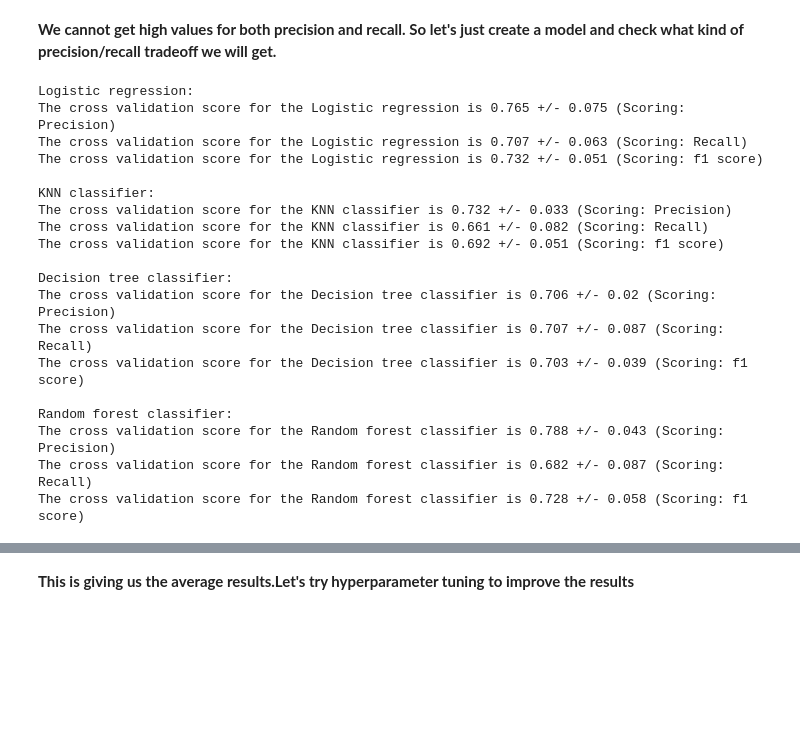
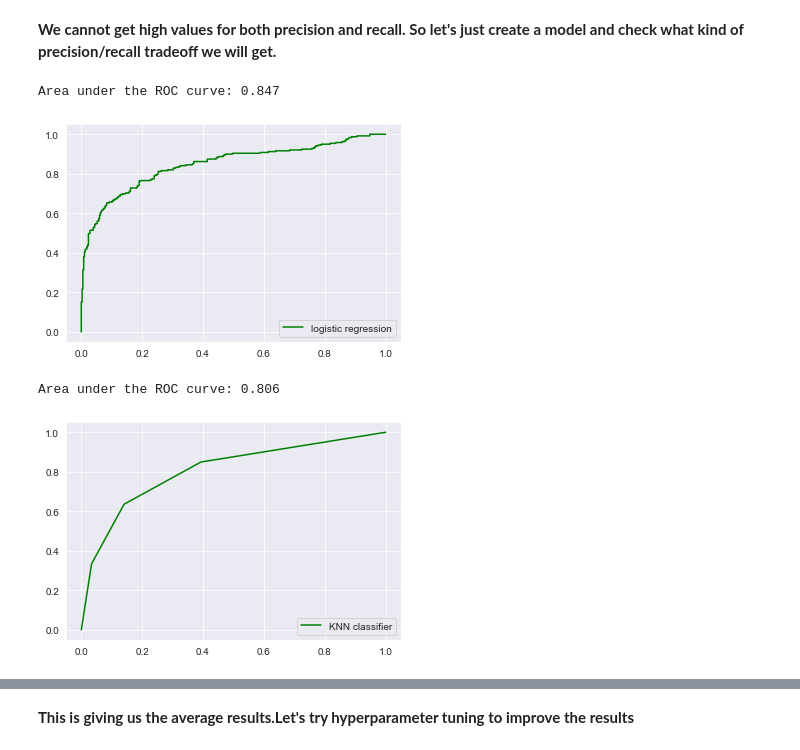
Before and after one commit to shivamshinde123/titanic-survival-prediction-model, a Jupyter notebook: titanic_dataset_model1.ipynb, the cells around one changed output, grey strips where cells are left out. Cells and saved outputs as stored; diff of their text form; code cells hidden in the pictures; blank space fills up the shorter version.

Commit message:
added ROC curve

```diff
--- a/titanic_dataset_model1.ipynb
+++ b/titanic_dataset_model1.ipynb
@@ -494,24 +494,37 @@ for i in range(len(algos)):
     print(f"{algos[i]}:")
     print(f"The cross validation score for the {algos[i]} is {np.round(cross_val_score(pipelines[i],X_train,y_train,cv=skf,scoring='precision').mean(),3)} +/- {np.round(cross_val_score(pipelines[i],X_train,y_train,cv=skf,scoring='precision').std(),3)} (Scoring: Precision)")
     print(f"The cross validation score for the {algos[i]} is {np.round(cross_val_score(pipelines[i],X_train,y_train,cv=skf,scoring='recall').mean(),3)} +/- {np.round(cross_val_score(pipelines[i],X_train,y_train,cv=skf,scoring='recall').std(),3)} (Scoring: Recall)")
-    print(f"The cross validation score for the {algos[i]} is {np.round(cross_val_score(pipelines[i],X_train,y_train,cv=skf,scoring='f1').mean(),3)} +/- {np.round(cross_val_score(pipelines[i],X_train,y_train,cv=skf,scoring='f1').std(),3)} (Scoring: f1 score)\n")
+    print(f"The cross validation score for the {algos[i]} is {np.round(cross_val_score(pipelines[i],X_train,y_train,cv=skf,scoring='f1').mean(),3)} +/- {np.round(cross_val_score(pipelines[i],X_train,y_train,cv=skf,scoring='f1').std(),3)} (Scoring: f1 score)")
-# %% [output]
-Logistic regression:
-The cross validation score for the Logistic regression is 0.765 +/- 0.075 (Scoring: Precision)
-The cross validation score for the Logistic regression is 0.707 +/- 0.063 (Scoring: Recall)
-The cross validation score for the Logistic regression is 0.732 +/- 0.051 (Scoring: f1 score)
-
-KNN classifier:
-The cross validation score for the KNN classifier is 0.732 +/- 0.033 (Scoring: Precision)
-The cross validation score for the KNN classifier is 0.661 +/- 0.082 (Scoring: Recall)
-The cross validation score for the KNN classifier is 0.692 +/- 0.051 (Scoring: f1 score)
-
-Decision tree classifier:
-The cross validation score for the Decision tree classifier is 0.706 +/- 0.02 (Scoring: Precision)
-The cross validation score for the Decision tree classifier is 0.707 +/- 0.087 (Scoring: Recall)
-The cross validation score for the Decision tree classifier is 0.703 +/- 0.039 (Scoring: f1 score)
-
-Random forest classifier:
-The cross validation score for the Random forest classifier is 0.788 +/- 0.043 (Scoring: Precision)
-The cross validation score for the Random forest classifier is 0.682 +/- 0.087 (Scoring: Recall)
-The cross validation score for the Random forest classifier is 0.728 +/- 0.058 (Scoring: f1 score)
+# %%
+from sklearn.model_selection import cross_val_predict,StratifiedKFold
+
+skf = StratifiedKFold(n_splits=5,random_state=1987,shuffle=True)
+
+lr_positive_scores = cross_val_predict(full_pipeline1,X_train,y_train,cv=skf,method='predict_proba')[:,1]
+knn_positive_scores = cross_val_predict(full_pipeline2,X_train,y_train,cv=skf,method='predict_proba')[:,1]
+dt_positive_scores = cross_val_predict(full_pipeline3,X_train,y_train,cv=skf,method='predict_proba')[:,1]
+rf_positive_scores = cross_val_predict(full_pipeline4,X_train,y_train,cv=skf,method='predict_proba')[:,1]
+# %%
+from sklearn.metrics import roc_curve, roc_auc_score
+
+fpr_lr, tpr_lr, threshold_lr = roc_curve(y_train,lr_positive_scores)
+fpr_knn, tpr_knn, threshold_knn = roc_curve(y_train,knn_positive_scores)
+fpr_dt, tpr_dt, threshold_dt = roc_curve(y_train,dt_positive_scores)
+fpr_rf, tpr_rf, threshold_rf = roc_curve(y_train,rf_positive_scores)
+# %%
+def plot_roc_curve(fpr, tpr, label=None):
+    sns.set_style('darkgrid')
+    plt.plot(fpr,tpr,label=label,c='g')
+    plt.legend(loc="lower right")
+# %%
+plot_roc_curve(fpr_lr,tpr_lr,'logistic regression')
+print(f"Area under the ROC curve: {np.round(roc_auc_score(y_train,lr_positive_scores),3)}")
+# %% [output]
+Area under the ROC curve: 0.847
+[figure, added]
+# %%
+plot_roc_curve(fpr_knn,tpr_knn,'KNN classifier')
+print(f"Area under the ROC curve: {np.round(roc_auc_score(y_train,knn_positive_scores),3)}")
+# %% [output]
+Area under the ROC curve: 0.806
+[figure, added]
```
Also changed, not shown: parts of 20 cells of this notebook, 5 other files.
